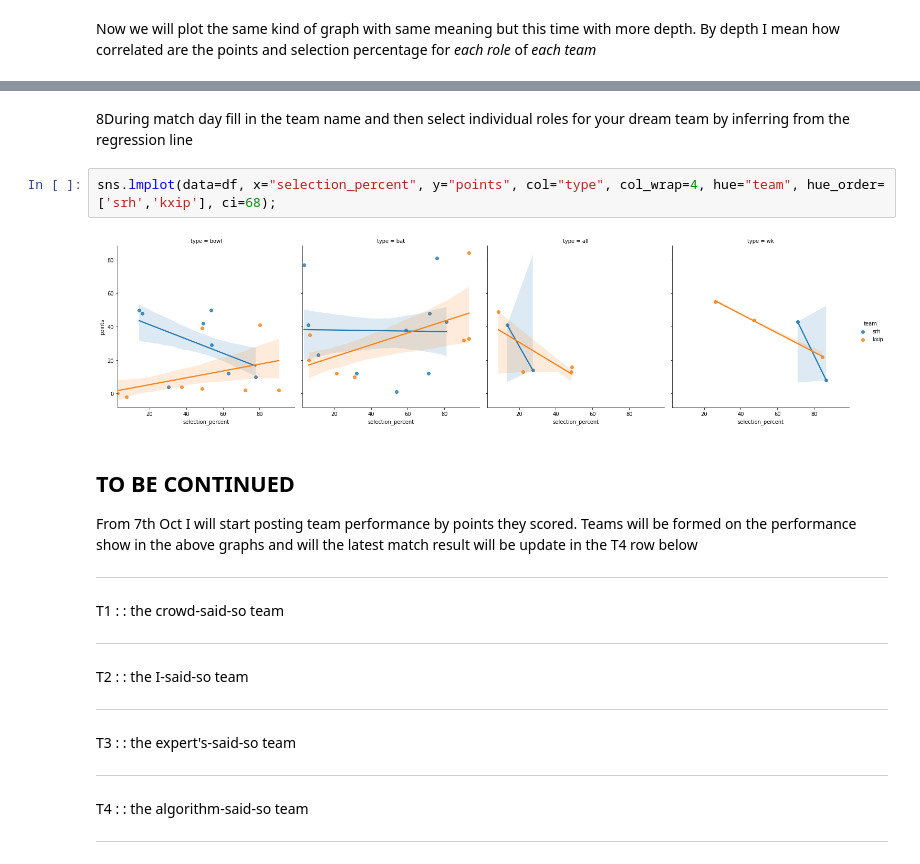
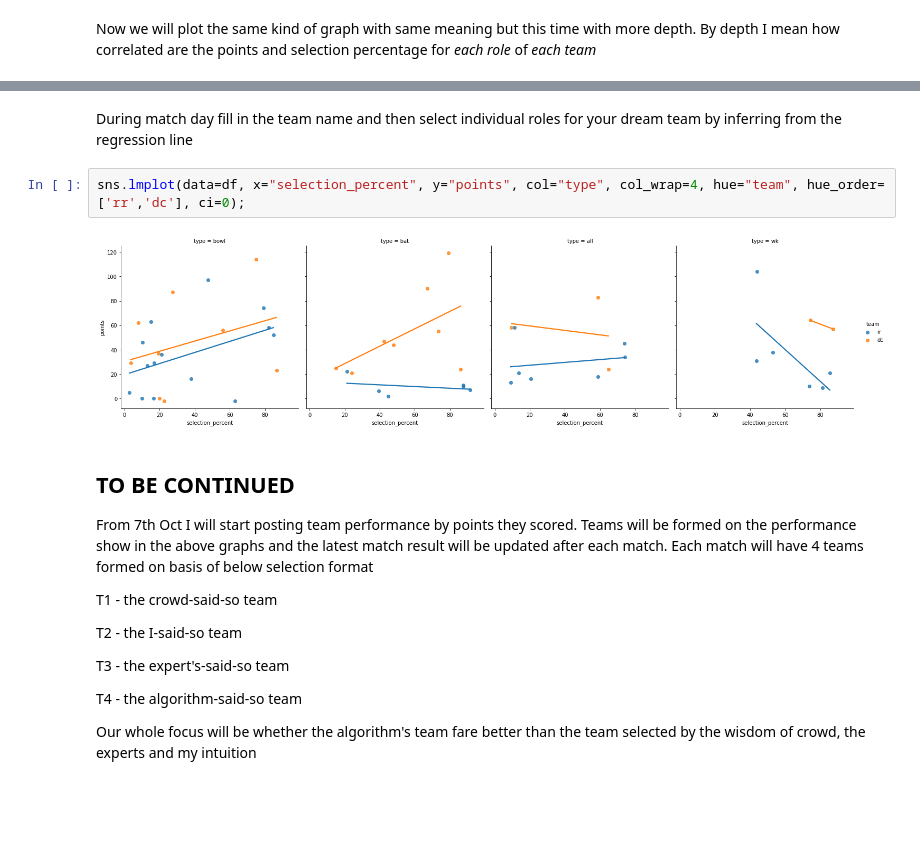
Before and after one commit to sarathsajan/dream11-predictor, a Jupyter notebook: Dream11_predictor.ipynb, the cells around one changed output, grey strips where cells are left out. Drawn from its saved outputs; the diff is of its cells as text; blank space fills up the shorter version.

```diff
--- a/Dream11_predictor.ipynb
+++ b/Dream11_predictor.ipynb
@@ -117,28 +117,20 @@ sns.lmplot(data=df, x="selection_percent", y="points", col="type", col_wrap=4, h
 # %% [markdown]
-8During match day fill in the team name and then select individual roles for your dream team by inferring from the regression line
+During match day fill in the team name and then select individual roles for your dream team by inferring from the regression line
 # %%
-sns.lmplot(data=df, x="selection_percent", y="points", col="type", col_wrap=4, hue="team", hue_order=['srh','kxip'], ci=68);
+sns.lmplot(data=df, x="selection_percent", y="points", col="type", col_wrap=4, hue="team", hue_order=['rr','dc'], ci=0);
 # %% [output]
-[figure, old version]
+[figure, new version]
 # %% [markdown]
 ## TO BE CONTINUED
 
-From 7th Oct I will start posting team performance by points they scored. Teams will be formed on the performance show in the above graphs and will the latest match result will be update in the T4 row below
+From 7th Oct I will start posting team performance by points they scored. Teams will be formed on the performance show in the above graphs and the latest match result will be updated after each match. Each match will have 4 teams formed on basis of below selection format
 
----
+T1 - the crowd-said-so team
 
-T1 : : the crowd-said-so team
+T2 - the I-said-so team
 
----
+T3 - the expert's-said-so team
 
-T2 : : the I-said-so team
+T4 - the algorithm-said-so team
 
----
-
-T3 : : the expert's-said-so team
-
----
-
-T4 : : the algorithm-said-so team
-
----
+Our whole focus will be whether the algorithm's team fare better than the team selected by the wisdom of crowd, the experts and my intuition
```
Also changed, not shown: parts of 6 cells of this notebook.
